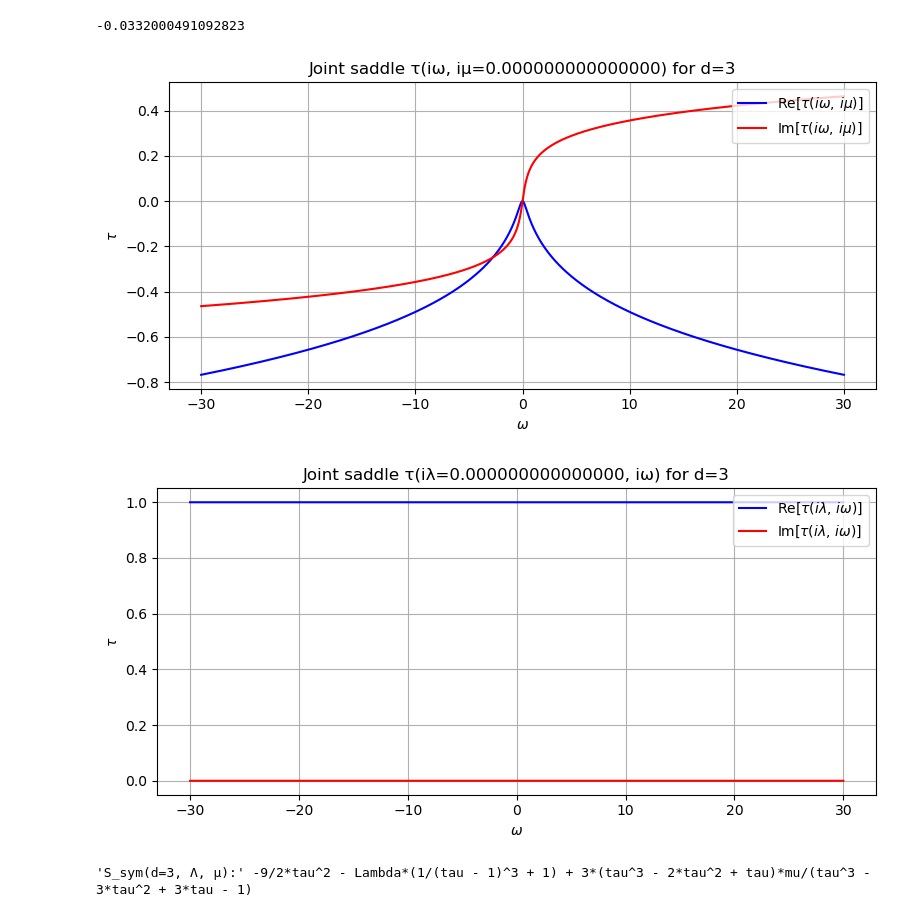
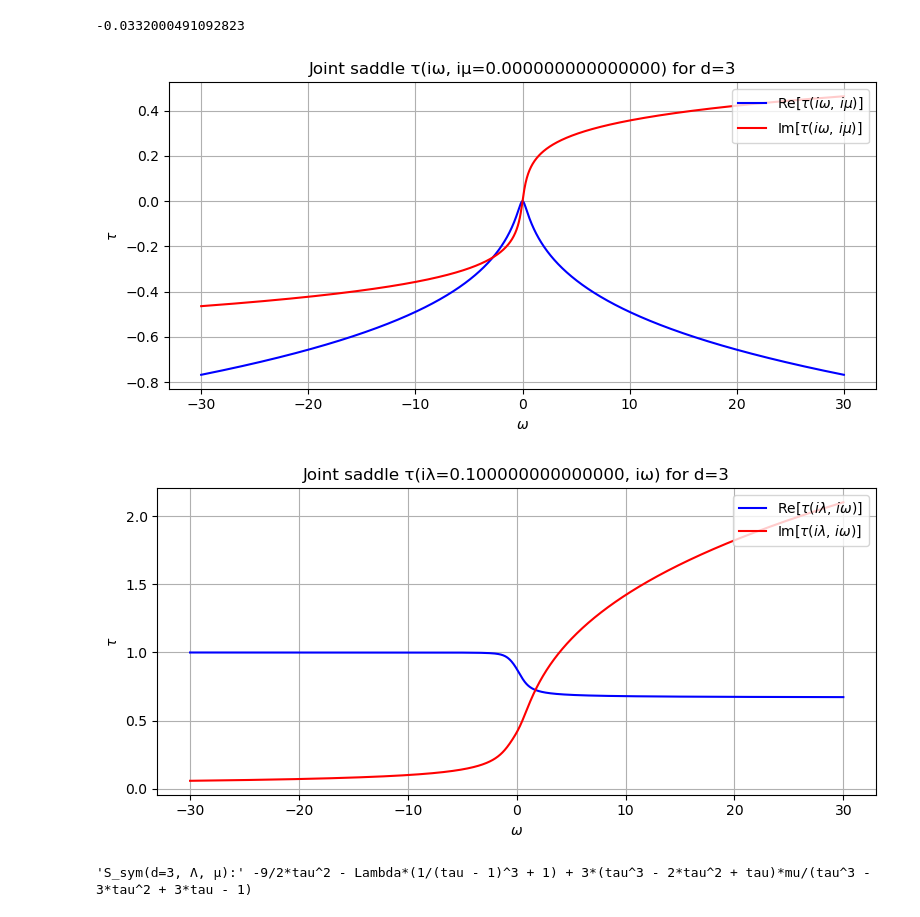
Before and after one commit to Puspaaa/LDP-LSSU, a Jupyter notebook: CGF_Joint - PDF.ipynb, the cells around one changed output. Cells and saved outputs as stored; diff of their text form; code cells hidden in the pictures.

```diff
--- a/CGF_Joint - PDF.ipynb
+++ b/CGF_Joint - PDF.ipynb
@@ -522,12 +522,12 @@ def plot_joint_tau_along_imag_Mu(d, lambda_imag=0.0, omega_max=30.0, num_points=
 # %%
 # Hold μ = i·1.0 fixed, vary Λ = iω:
 plot_joint_tau_along_imag_Lambda(d=3, mu_imag=0.0, omega_max=30.0, num_points=2000)
 
 # Hold Λ = i·2.0 fixed, vary μ = iω:
-plot_joint_tau_along_imag_Mu(d=3, lambda_imag=0.0, omega_max=30.0, num_points=2000)
+plot_joint_tau_along_imag_Mu(d=3, lambda_imag=0.1, omega_max=30.0, num_points=2000)
 # %% [output]
 [figure]
-[figure, old version]
+[figure, new version]
 # %%
 # === Block J1′: Precompute τ★, A_vals, and φ_{Λμ} on a 2D ω‐grid ===
 
```
Also changed, not shown: parts of 19 cells of this notebook.
